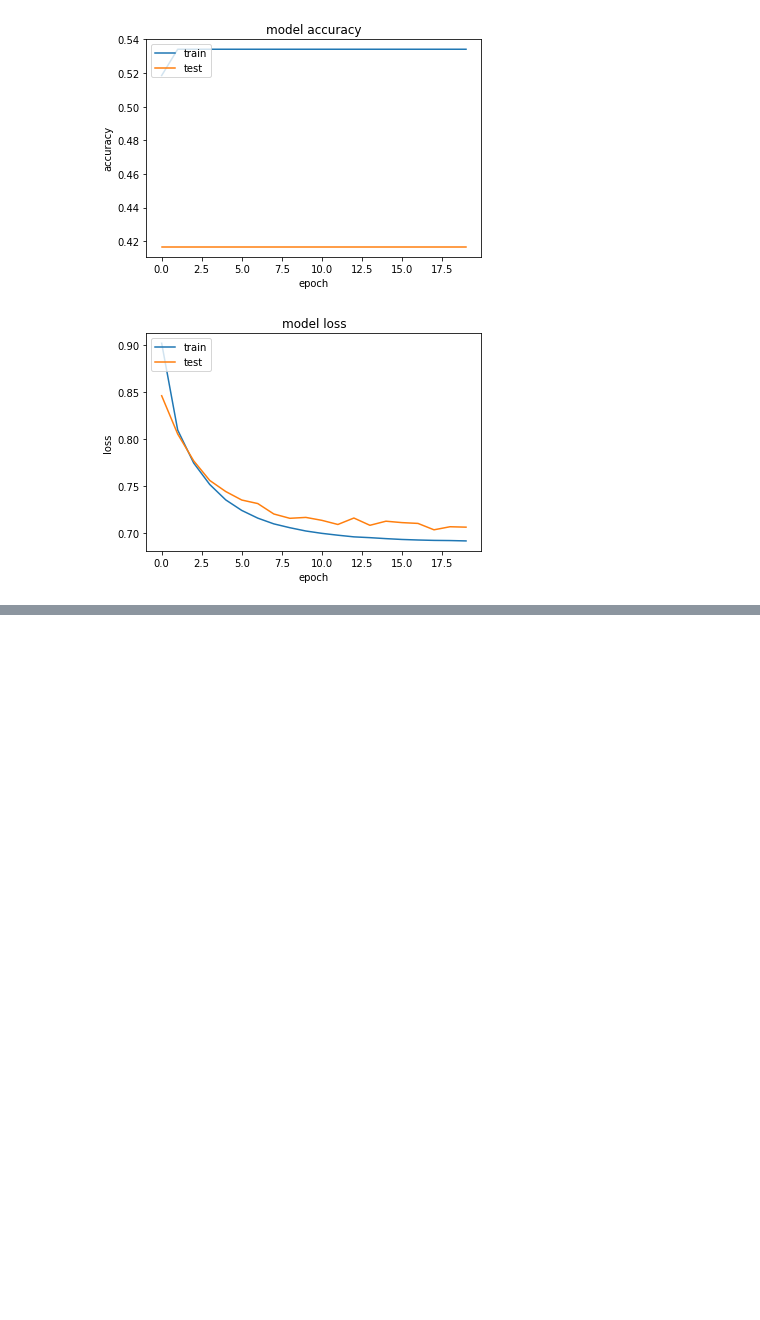
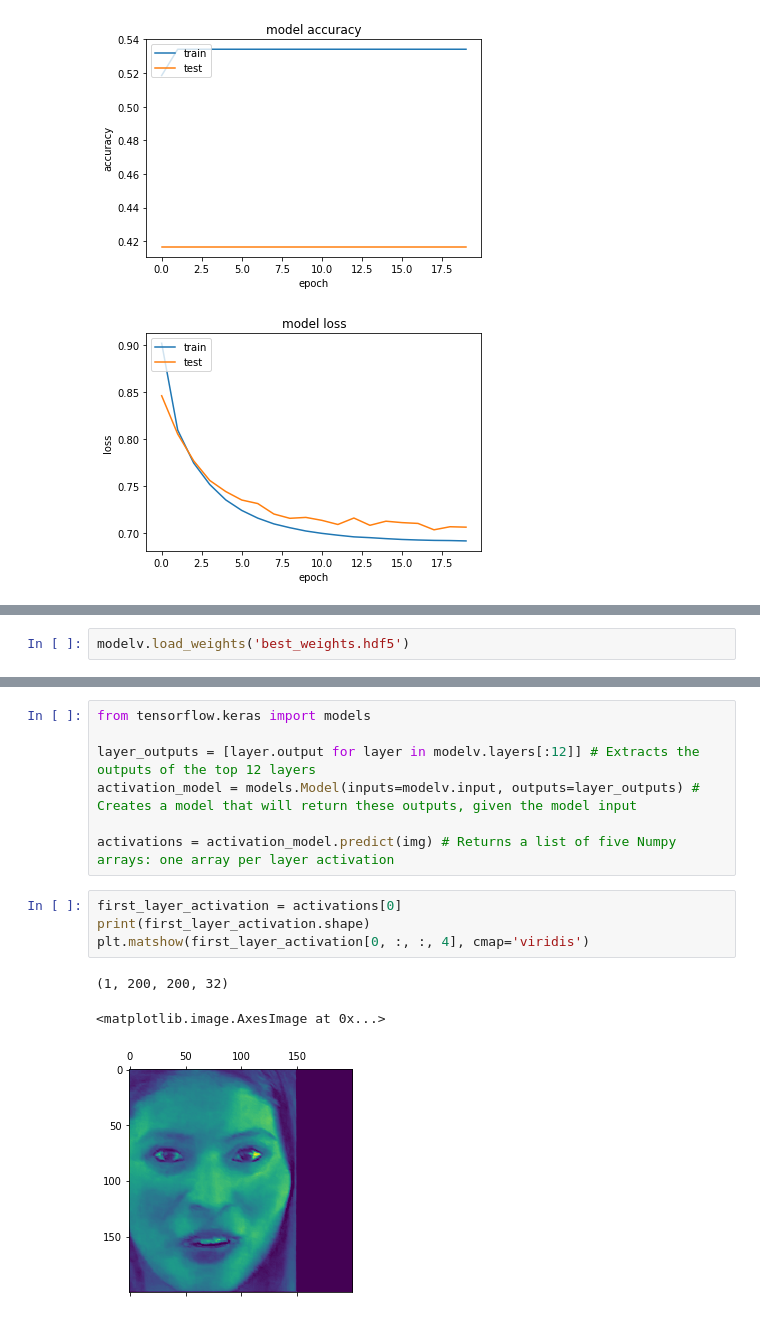
Before and after one commit to sowmen/Deepfake-Challenge-Kaggle, a Jupyter notebook: Logistic_Network_Baseline.ipynb, the cells around one changed output, grey strips where cells are left out. Drawn from its saved outputs; the diff is of its cells as text; blank space fills up the shorter version.

```diff
--- a/Logistic_Network_Baseline.ipynb
+++ b/Logistic_Network_Baseline.ipynb
@@ -973,0 +1021,2 @@ plt.show()
+# %%
+modelv.load_weights('best_weights.hdf5')
@@ -973,0 +1063,15 @@ plt.show()
+# %%
+from tensorflow.keras import models
+
+layer_outputs = [layer.output for layer in modelv.layers[:12]] # Extracts the outputs of the top 12 layers
+activation_model = models.Model(inputs=modelv.input, outputs=layer_outputs) # Creates a model that will return these outputs, given the model input
+
+activations = activation_model.predict(img) # Returns a list of five Numpy arrays: one array per layer activation
+# %%
+first_layer_activation = activations[0]
+print(first_layer_activation.shape)
+plt.matshow(first_layer_activation[0, :, :, 4], cmap='viridis')
+# %% [output]
+(1, 200, 200, 32)
+<matplotlib.image.AxesImage at 0x...>
+[figure, added]
```
Also changed, not shown: parts of 27 cells of this notebook.
